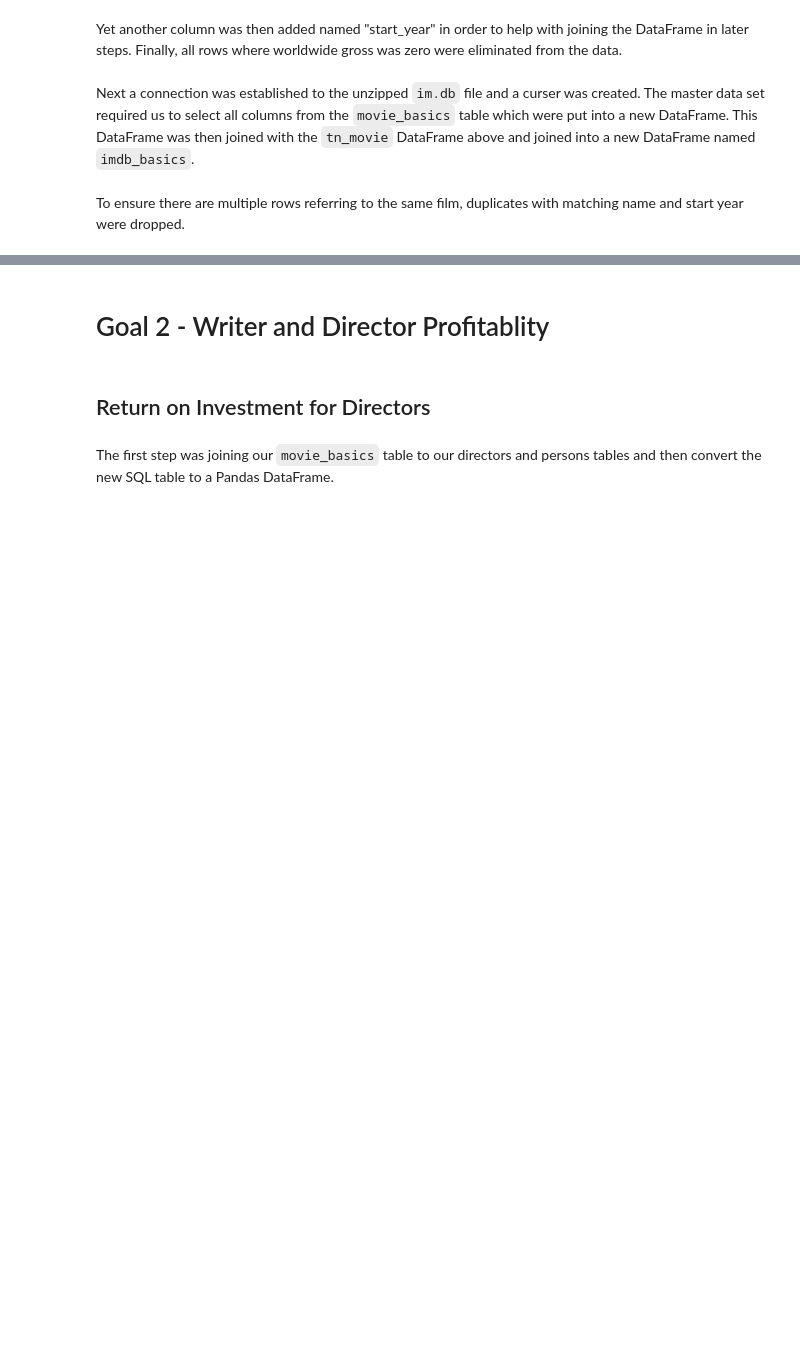
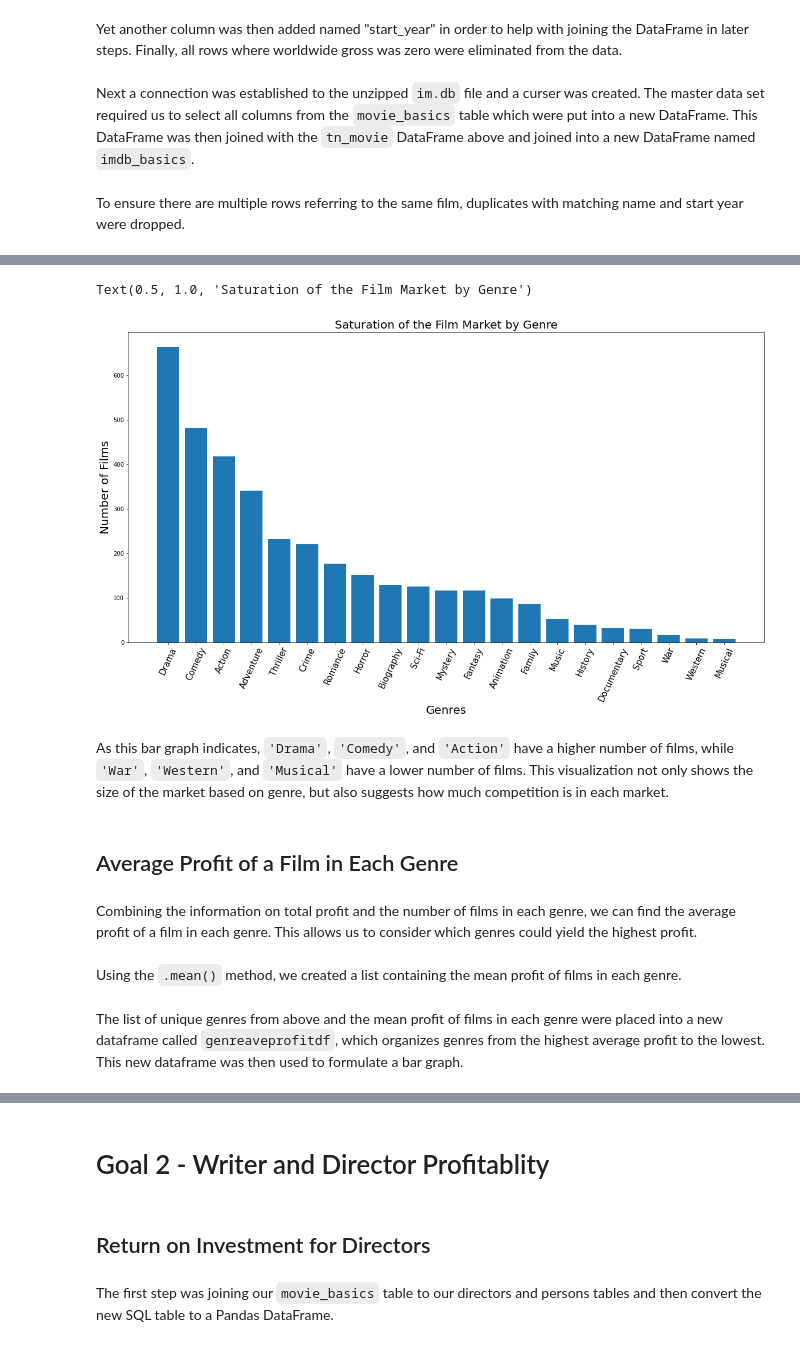
Before and after one commit to soohojp/Phase-1-Project-Best-Team-, a Jupyter notebook: master_dataset.ipynb, the cells around one changed output, grey strips where cells are left out. Cells and saved outputs as stored; diff of their text form; code cells hidden in the pictures; blank space fills up the shorter version.

```diff
--- a/master_dataset.ipynb
+++ b/master_dataset.ipynb
@@ -58,0 +295,22 @@ imdb_basics = imdb_basics.drop(imdb_basics_duplicate.index)
+# %%
+num_per_genres=[len(imdb_action),
+len(imdb_adventure),
+len(imdb_animation),
+len(imdb_biography),
+len(imdb_comedy),
+len(imdb_crime),
+len(imdb_documentary),
+len(imdb_drama),
+len(imdb_family),
+len(imdb_fantasy),
+len(imdb_history),
+len(imdb_horror),
+len(imdb_music),
+len(imdb_musical),
+len(imdb_mystery),
+len(imdb_romance),
+len(imdb_sciFi),
+len(imdb_sport),
+len(imdb_thriller),
+len(imdb_war),
+len(imdb_western)]
@@ -58,0 +319,5 @@ imdb_basics = imdb_basics.drop(imdb_basics_duplicate.index)
+# %%
+genrenumdf = pd.DataFrame({"Genre":list_of_unique_genres,
+                  "Number of Films":num_per_genres})
+genrenumdf = genrenumdf.sort_values("Number of Films",ascending = False)
+genrenumdf
@@ -58,0 +342,20 @@ imdb_basics = imdb_basics.drop(imdb_basics_duplicate.index)
+# %%
+fig, ax = plt.subplots(figsize=(20,10))
+x = genrenumdf['Genre']
+y = genrenumdf['Number of Films']
+ax.bar(x,y)
+plt.xticks(fontsize = 15, rotation = 65)
+ax.set_xlabel("Genres", fontsize = 20)
+ax.set_ylabel('Number of Films', fontsize = 20)
+ax.set_title("Saturation of the Film Market by Genre", fontsize = 20)
+# %% [output]
+Text(0.5, 1.0, 'Saturation of the Film Market by Genre')
+[figure, added]
+# %% [markdown]
+As this bar graph indicates, `'Drama'`, `'Comedy'`, and `'Action'` have a higher number of films, while `'War'`, `'Western'`, and `'Musical'` have a lower number of films. This visualization not only shows the size of the market based on genre, but also suggests how much competition is in each market.
+# %% [markdown]
+## Average Profit of a Film in Each Genre
+# %% [markdown]
+Combining the information on total profit and the number of films in each genre, we can find the average profit of a film in each genre. This allows us to consider which genres could yield the highest profit.
+# %% [markdown]
+Using the `.mean()` method, we created a list containing the mean profit of films in each genre.
@@ -58,0 +384,2 @@ imdb_basics = imdb_basics.drop(imdb_basics_duplicate.index)
+# %% [markdown]
+The list of unique genres from above and the mean profit of films in each genre were placed into a new dataframe called `genreaveprofitdf`, which organizes genres from the highest average profit to the lowest. This new dataframe was then used to formulate a bar graph.
```
Also changed, not shown: parts of 39 cells of this notebook.
